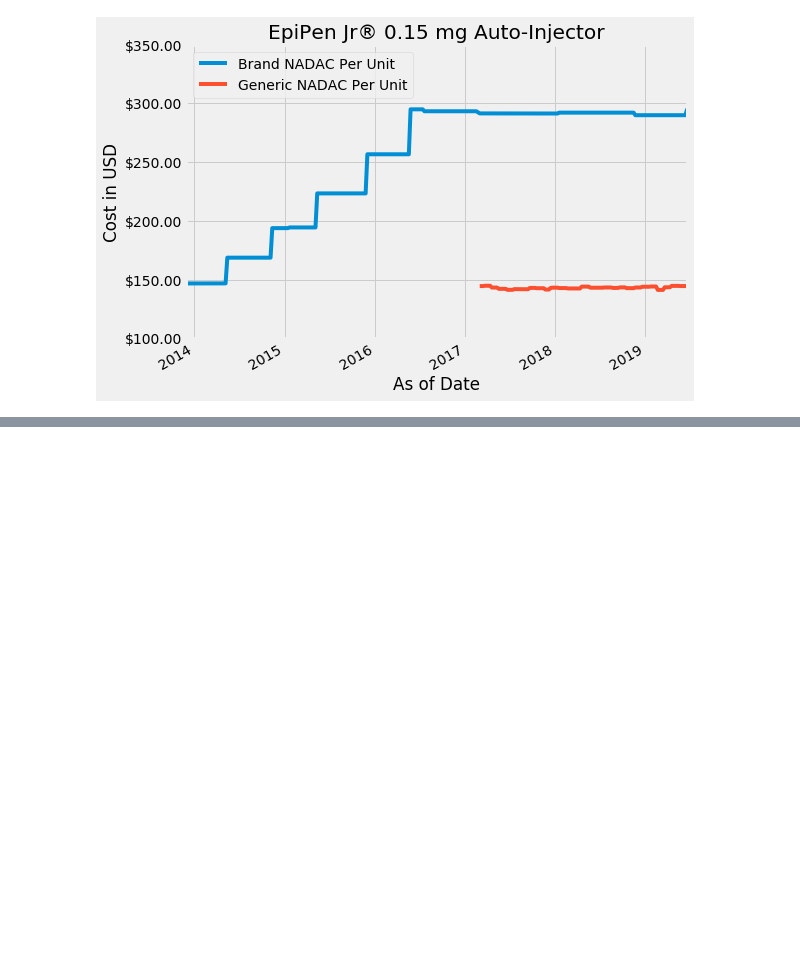
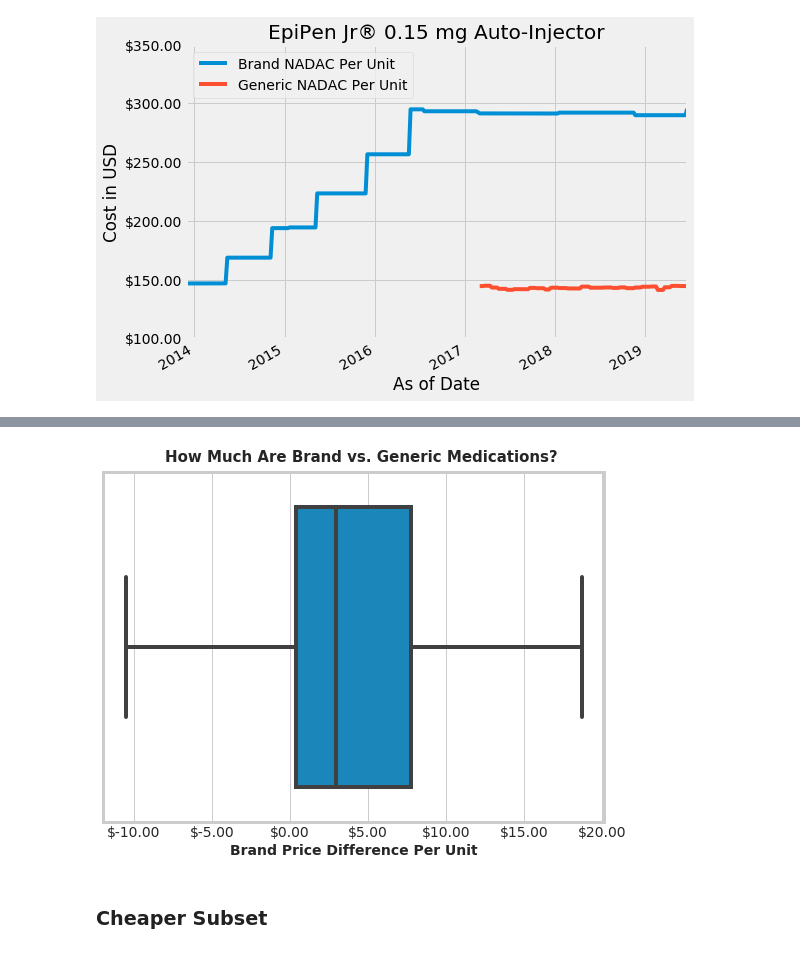
Before and after one commit to StevenMElliott/Drug-Price-Project, a Jupyter notebook: Drug_Prices.ipynb, the cells around one changed output, grey strips where cells are left out. Cells and saved outputs as stored; diff of their text form; code cells hidden in the pictures; blank space fills up the shorter version.

```diff
--- a/Drug_Prices.ipynb
+++ b/Drug_Prices.ipynb
@@ -309,7 +237,7 @@ ax = df2.plot(x='As of Date'
 plt.legend(loc='upper left')
 plt.title('EpiPen Jr® 0.15 mg Auto-Injector')
 plt.ylabel('Cost in USD')
-formatter = ticker.FormatStrFormatter('$%1.2f')
+#Format to USD
 ax.yaxis.set_major_formatter(formatter)
 # %% [output]
 [figure]
@@ -326,0 +285,11 @@ ax.yaxis.set_major_formatter(formatter)
+# %%
+sns.set_style('whitegrid')
+fig = plt.figure(figsize=(8,6))
+ax = sns.boxplot(x=df['name_gen_dif'], showfliers=False)
+ax.text(-8, -.53,'How Much Are Brand vs. Generic Medications?', fontsize=15, fontweight='bold')
+plt.xlabel('Brand Price Difference Per Unit', fontsize=14, fontweight='bold')
+ax.xaxis.set_major_formatter(formatter)
+# %% [output]
+[figure, added]
+# %% [markdown]
+### Cheaper Subset
```
Also changed, not shown: parts of 41 cells of this notebook.
